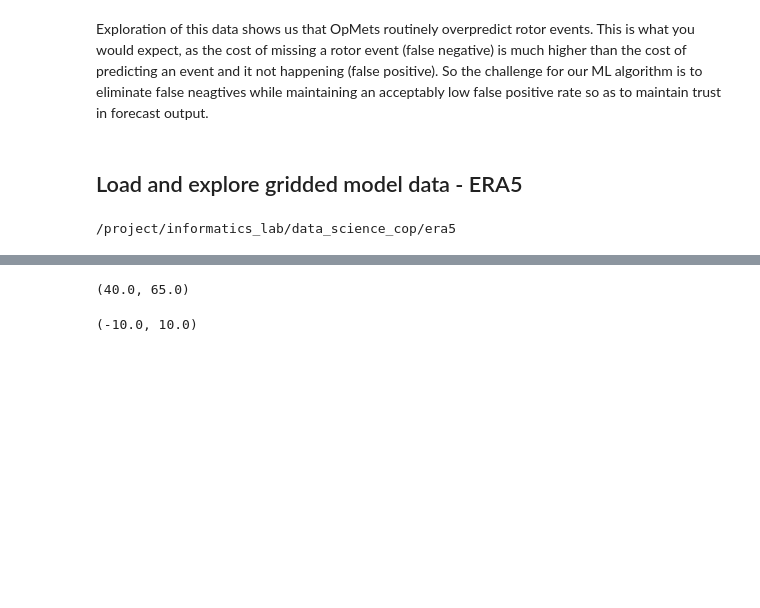
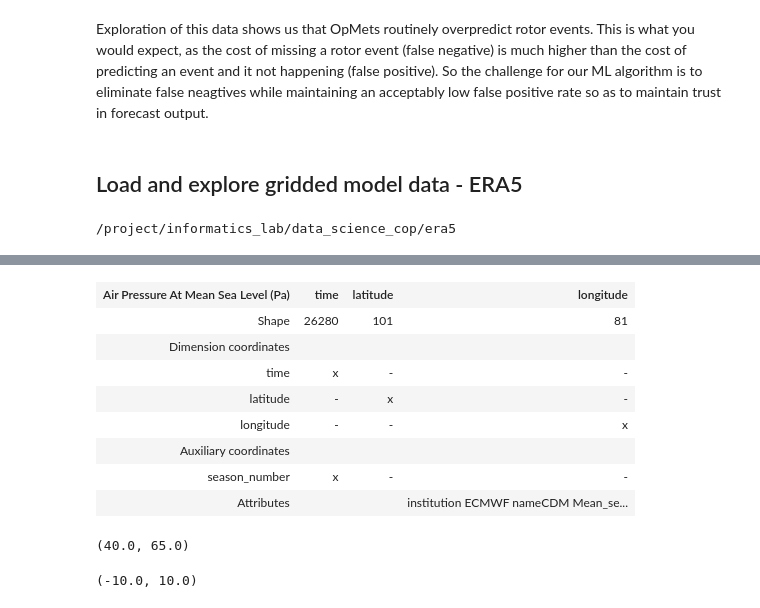
Before and after one commit to informatics-lab/ml_weather_tutorial, a Jupyter notebook: 01_data_exploration.ipynb, the cells around one changed output, grey strips where cells are left out. Cells and saved outputs as stored; diff of their text form; code cells hidden in the pictures; blank space fills up the shorter version.

```diff
--- a/01_data_exploration.ipynb
+++ b/01_data_exploration.ipynb
@@ -376,7 +386,17 @@ iris.iris.coord_categorisation.add_season_number(mslp_era5_uk_cube,'time')
 # %%
 functools.reduce(lambda x,y: x*y, mslp_2020_cube.shape), functools.reduce(lambda x,y: x*y, mslp_uk_2020_cube.shape)
 # %%
-mslp_uk_2020_cube
+mslp_era5_uk_cube
+# %% [output]
+| Air Pressure At Mean Sea Level (Pa) | time | latitude | longitude |
+| Shape | 26280 | 101 | 81 |
+| Dimension coordinates |  |  |  |
+| time | x | - | - |
+| latitude | - | x | - |
+| longitude | - | - | x |
+| Auxiliary coordinates |  |  |  |
+| season_number | x | - | - |
+| Attributes |  |  | institution ECMWF nameCDM Mean_se... |
 # %%
 min(mslp_era5_uk_cube.coord('latitude').points), max(mslp_era5_uk_cube.coord('latitude').points)
 # %% [output]
```
Also changed, not shown: parts of 8 cells of this notebook, 1 other file.
